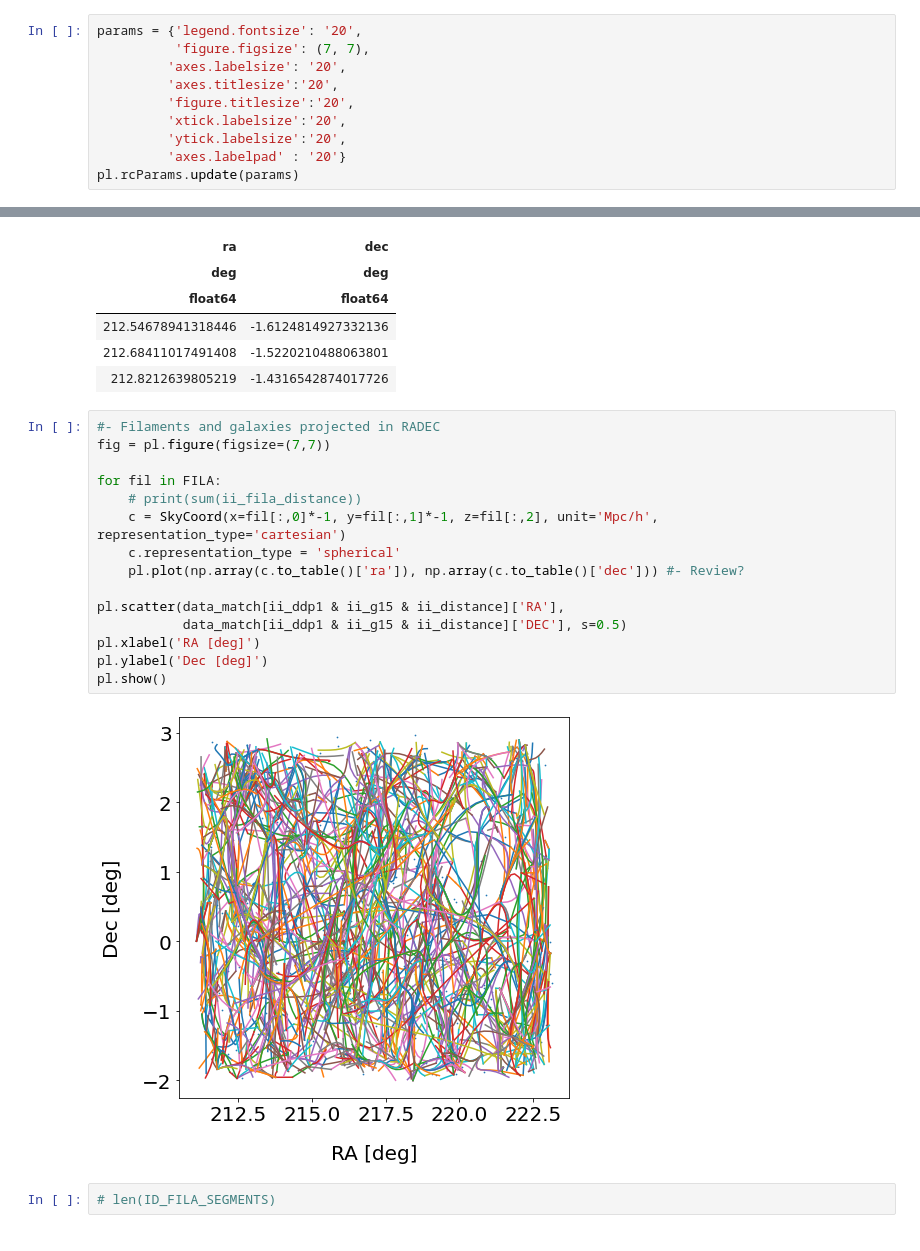
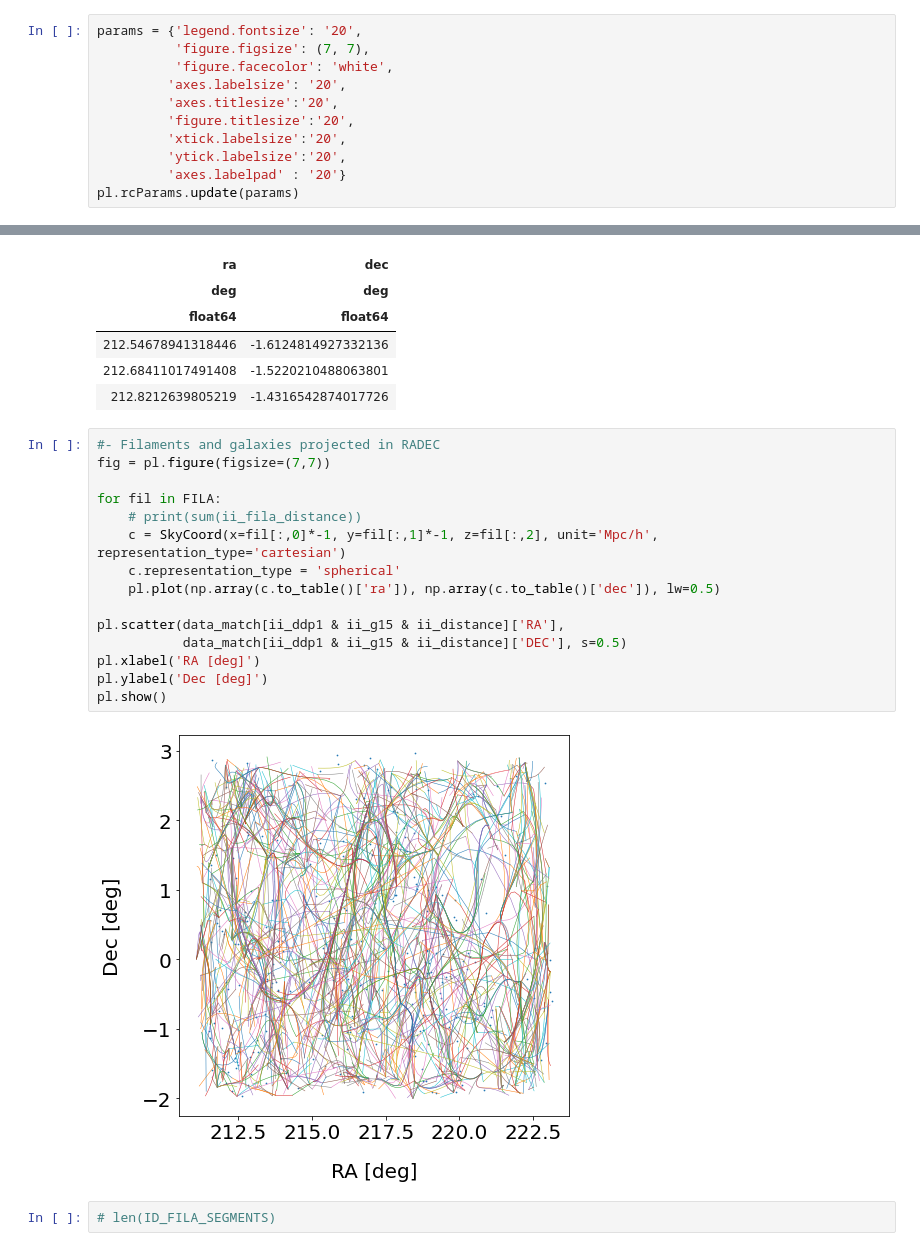
Before and after one commit to jsuarez314/alignment_desi, a Jupyter notebook: GAMA_DES_match.ipynb, the cells around one changed output, grey strips where cells are left out. Drawn from its saved outputs; the diff is of its cells as text.

```diff
--- a/GAMA_DES_match.ipynb
+++ b/GAMA_DES_match.ipynb
@@ -23,6 +24,7 @@ def load_image(url):
 # %%
 params = {'legend.fontsize': '20',
           'figure.figsize': (7, 7),
+          'figure.facecolor': 'white',
          'axes.labelsize': '20',
          'axes.titlesize':'20',
          'figure.titlesize':'20',
@@ -675,20 +692,20 @@ QTable length=3
 # %%
 #- Filaments and galaxies projected in RADEC
 fig = pl.figure(figsize=(7,7))
 
 for fil in FILA:
     # print(sum(ii_fila_distance))
     c = SkyCoord(x=fil[:,0]*-1, y=fil[:,1]*-1, z=fil[:,2], unit='Mpc/h', representation_type='cartesian')
     c.representation_type = 'spherical'
-    pl.plot(np.array(c.to_table()['ra']), np.array(c.to_table()['dec'])) #- Review?
+    pl.plot(np.array(c.to_table()['ra']), np.array(c.to_table()['dec']), lw=0.5)
 
 pl.scatter(data_match[ii_ddp1 & ii_g15 & ii_distance]['RA'],
            data_match[ii_ddp1 & ii_g15 & ii_distance]['DEC'], s=0.5)
 pl.xlabel('RA [deg]')
 pl.ylabel('Dec [deg]')
 pl.show()
 # %% [output]
-[figure, old version]
+[figure, new version]
 # %%
 # len(ID_FILA_SEGMENTS)
 # %%
```
Also changed, not shown: parts of 15 cells of this notebook, 3 other files.
